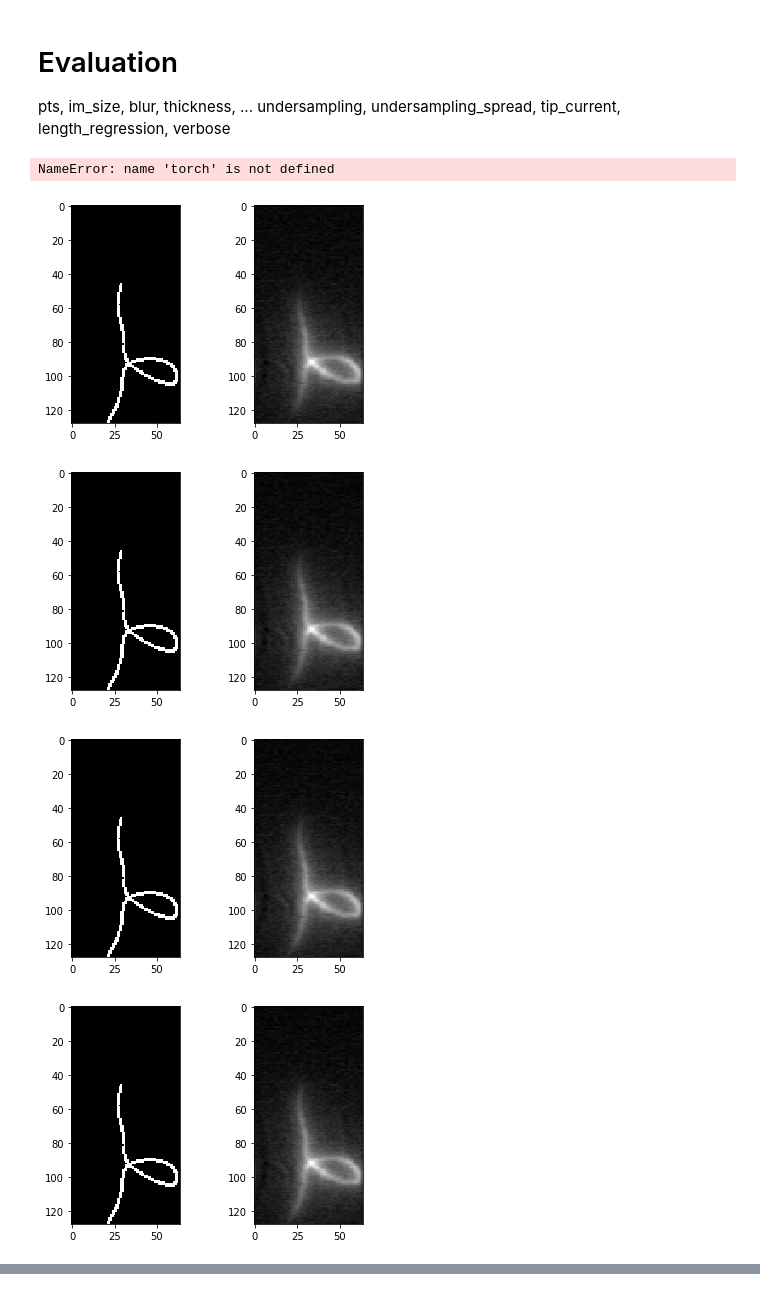
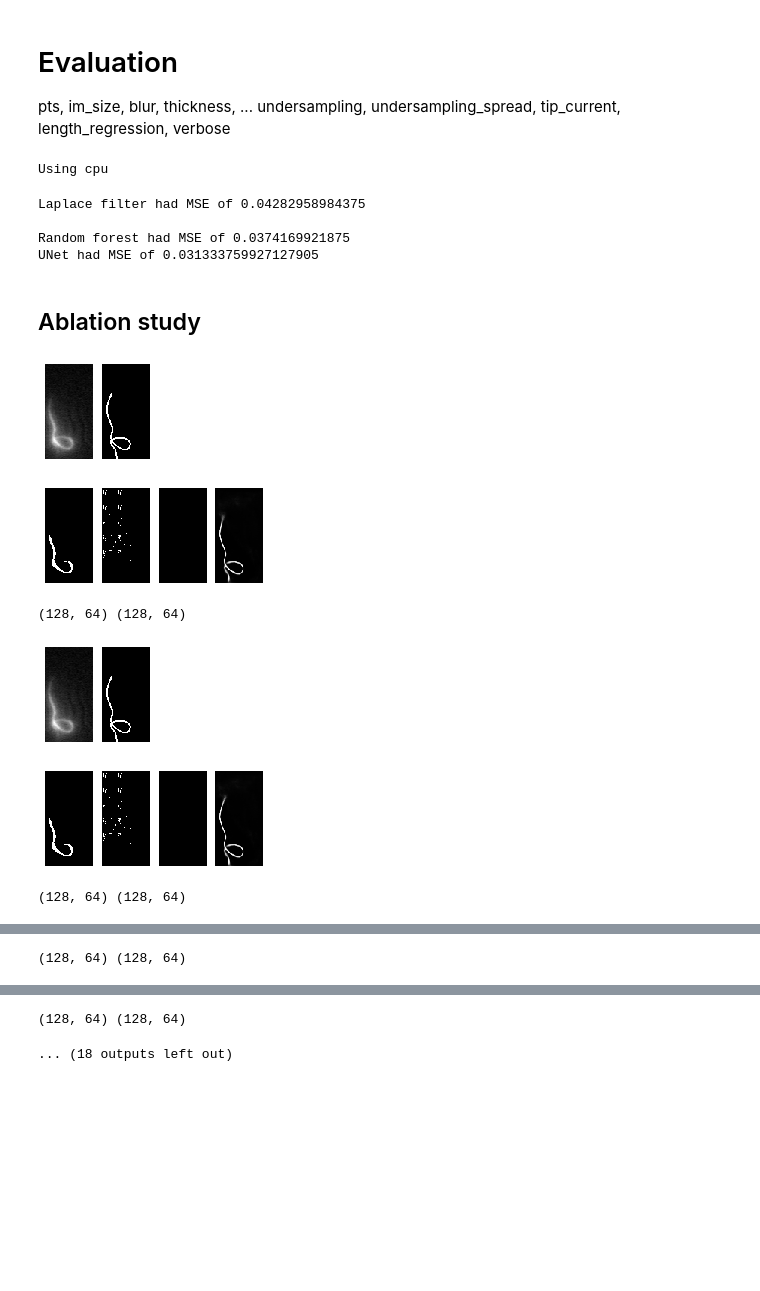
Before and after one commit to RobbieHolland/AIWire, a Jupyter notebook: segmentation/classical_segmentation.ipynb, the cells around one changed output, grey strips where cells are left out. Cells and saved outputs as stored; diff of their text form; code cells hidden in the pictures; blank space fills up the shorter version.

Commit message:
[RH] Compare methods on validation data.

```diff
--- a/segmentation/classical_segmentation.ipynb
+++ b/segmentation/classical_segmentation.ipynb
@@ -140,0 +111,4 @@ for i, (seg_lap, seg_thresh, ground_truth, simulated) in enumerate(list(zip(segm
+# %%
+# Show first few segmentations
+for i, (ground_truth, simulated) in enumerate(list(zip(y_test, X_test))[:3]):
+    show_images([ground_truth, simulated, simulated > 0.45, laplace_segmentation(simulated)])
@@ -211,14 +185,10 @@ def rf_segmentation(image):
             patch = sample[i:i + patch_dim, j:j + patch_dim]
             pred = clf.predict(patch.reshape(1,-1))
 
-            total_pred[i-w:i+w,j-w:j+w] = pred.reshape(6,6)
+            total_pred[i-w:i+w,j-w:j+w] = pred.reshape(2 * w, 2 * w)
     return total_pred
 
 for i in range(3):
     pred = rf_segmentation(X[i])
-    plt.figure(figsize=(4, 4))
-    plt.subplot(121)
-    plt.imshow(X[i], cmap='gray')
-    plt.subplot(122)
-    plt.imshow(pred, cmap='gray')
+    show_images([X[i], pred])
 # %% [output]
@@ -231,14 +201,29 @@ pts, im_size, blur, thickness, ...
    undersampling, undersampling_spread, tip_current, length_regression, verbose
 # %%
 # Load UNet
-save_path = './saved_models/model_1'
+save_path = '../saved_models/model_thin'
 
 import Unet_pytorch
 num_class = 1
 model = Unet_pytorch.UNet(num_class)
-model.load_state_dict(torch.load(save_path))
 device = torch.device("cuda: 0" if torch.cuda.is_available() else "cpu")
+model.load_state_dict(torch.load(save_path, map_location=device))
 print("Using", device)
 model = model.to(device)
+
+dataloaders = dataset.gen_dataloaders(X_train, X_test, y_train, y_test, batch_size)
 # %% [output]
-NameError: name 'torch' is not defined
+Using cpu
+# %%
+def segmentation_methods(simulated):
+    laplace_seg = laplace_segmentation(simulated)
+    rf_seg = rf_segmentation(simulated)
+    seg_net = np.zeros_like(simulated)
+    unet_seg = model(torch.Tensor(simulated).unsqueeze(0).unsqueeze(0)).squeeze(0).squeeze(0).detach().numpy()
+    return laplace_seg, rf_seg, seg_net, unet_seg
+
+def MSE(segmentation, ground_truth_segmentation):
+    return np.square(segmentation - ground_truth_segmentation).mean()
+
+def evaluation_centerline(centerline, ground_truth_centerline):
+    pass
@@ -245,32 +239,47 @@ NameError: name 'torch' is not defined
+# %%
+methods = {'Laplace filter': lambda x: np.array([laplace_segmentation(x_i.numpy()) for x_i in x]),
+           'Random forest': lambda x: np.array([rf_segmentation(x_i.numpy()) for x_i in x]),
+           'UNet': lambda x: model(x.unsqueeze(1).float()).detach()}
+
+for name, method in methods.items():
+    score = evaluate_method(method, MSE, n = 20)
+    print(f'{name} had MSE of {score}')
+# %% [output]
+Laplace filter had MSE of 0.04282958984375
+
+Random forest had MSE of 0.0374169921875
+UNet had MSE of 0.031333759927127905
+# %% [markdown]
+## Ablation study
 # %%
 n_values = 10
 im_size = eng.cell2mat([128.0, 64.0])
 loop_prob = 0.75
 eng.addpath('util/')
 pts, _ = eng.gen_spline_realistic(im_size, 100.0, 0.75, nargout = 2)
 
 blur = [1.3] * n_values
 undersampling = [1.3] * n_values
 undersampling_spread = [10.0] * n_values
 # tip_current = [0.2] * n_values
 tip_current = np.linspace(0, 1, num=n_values).tolist()
 
 sim_start = time.time()
 for b, u, us, tc in zip(blur, undersampling, undersampling_spread, tip_current):
     eng.rng(1235)
-    ground_truth, simulated = eng.simulate(pts, im_size, b, 2.0, u, us, tc, 0, 0, nargout=2)
+    ground_truth, simulated = np.array(eng.simulate(pts, im_size, b, 2.0, u, us, tc, 0, 0, nargout=2))
 
-    plt.subplot(121)
-    plt.imshow(ground_truth, cmap='gray')
+    show_images([simulated, ground_truth])
 
-    plt.subplot(122)
-    plt.imshow(simulated, cmap='gray')
-    plt.show()
+    laplace_seg, rf_seg, seg_net, unet_seg = segmentation_methods(simulated)
+    show_images([laplace_seg, rf_seg, seg_net, unet_seg])
 
 # Most of the time is to set up the connection
-print('Simulation took', time.time() - sim_start, 'seconds')
+print('Evaluation took', time.time() - sim_start, 'seconds')
 # %% [output]
-[figure, old version]
+[figure, new version]
-[figure, old version]
+[figure, new version]
+(128, 64) (128, 64)
-[figure, old version]
+[figure, new version]
-[figure, old version]
+[figure, new version]
+(128, 64) (128, 64)
@@ -278,0 +288 @@ print('Simulation took', time.time() - sim_start, 'seconds')
+(128, 64) (128, 64)
@@ -281,0 +291,2 @@ print('Simulation took', time.time() - sim_start, 'seconds')
+(128, 64) (128, 64)
+... (18 outputs left out)
```
Also changed, not shown: parts of 14 cells of this notebook.
